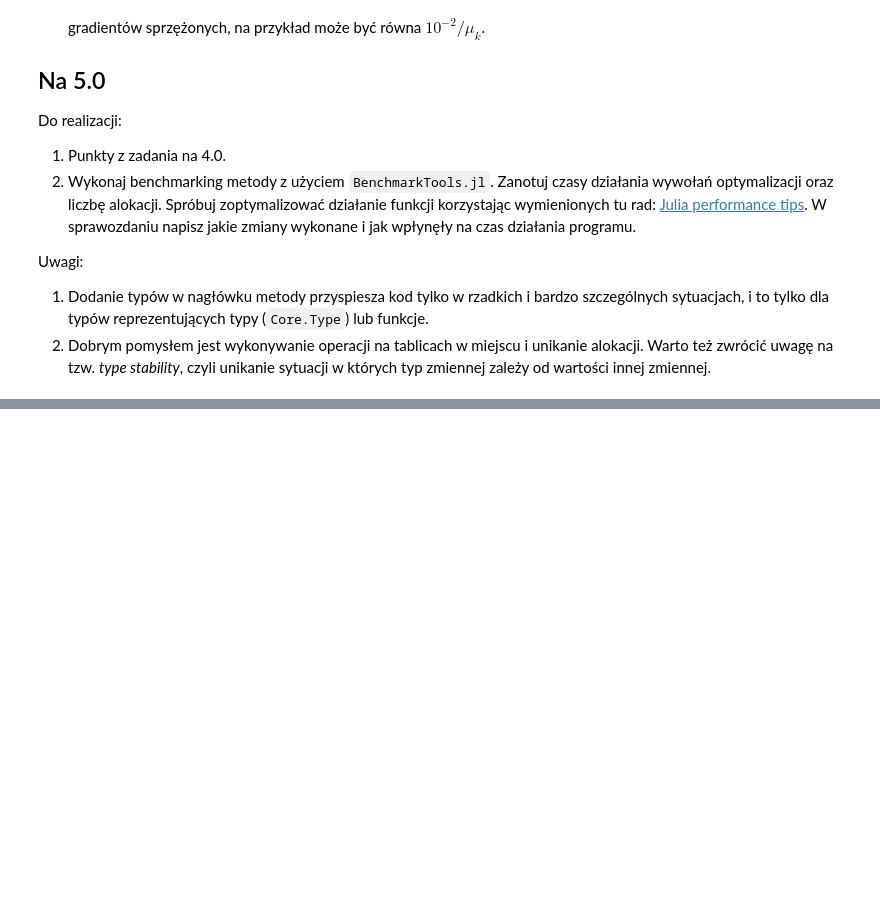
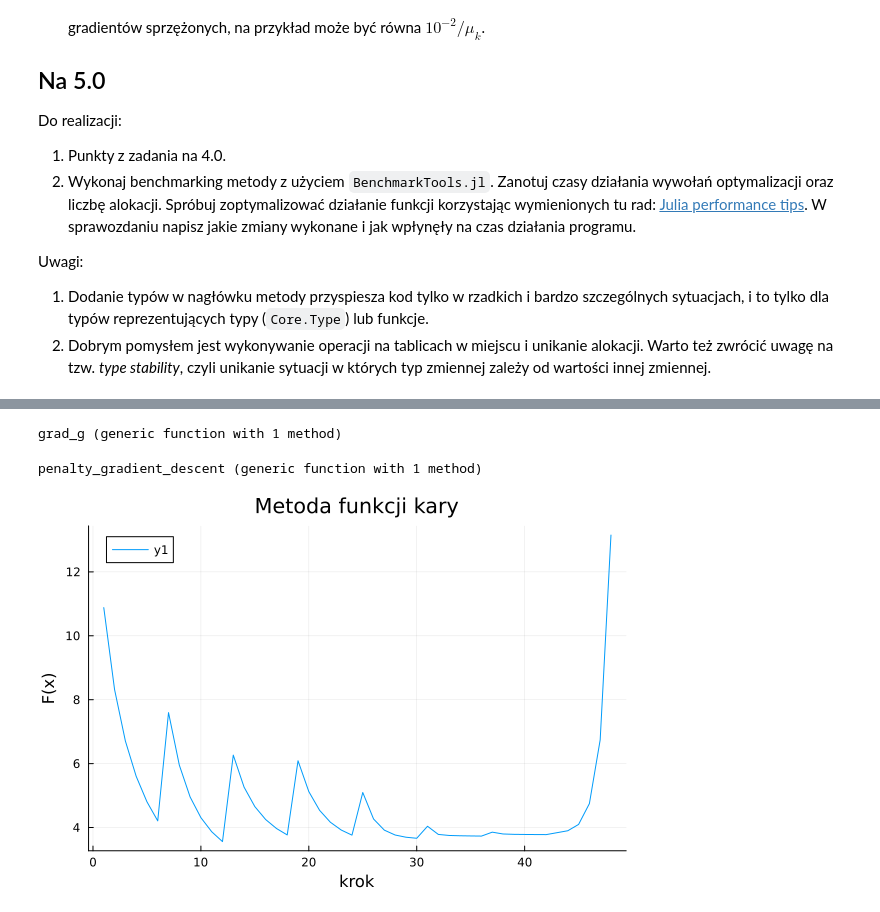
Before and after one commit to esarna/metody-i-algorytmy-optymalizacji, a Jupyter notebook: lab2/zad2.ipynb, the cells around one changed output, grey strips where cells are left out. Drawn from its saved outputs; the diff is of its cells as text; code cells hidden in the pictures; blank space fills up the shorter version.

```diff
--- a/lab2/zad2.ipynb
+++ b/lab2/zad2.ipynb
@@ -53,0 +177,61 @@ Uwagi:
+# %%
+const b = 2.0
+
+function g(x)
+    return x[1]^2 + x[2] + b
+end
+
+function grad_g(x)
+    return [2*x[1], 1.0]
+end
+# %% [output]
+grad_g (generic function with 1 method)
+# %%
+function penalty_gradient_descent(f, grad_f!, x0; μ0 = 1.0, β = 2.0, max_iter = 15)
+
+    x_k = copy(x0)
+    μ = μ0
+
+    history = Float64[]
+
+    for i in 1:max_iter
+
+        function penalized_f(x)
+            return f(x) + μ * g(x)^2
+        end
+
+        function penalized_f_grad!(g_out, x)
+
+            grad_f!(g_out, x)
+
+            gx = g(x)
+            gg = grad_g(x)
+
+            g_out .+= 2*μ*gx .* gg
+        end
+
+        x_k, hist = optimize_with_history(
+            penalized_f, penalized_f_grad!, x_k;
+            step = 0.01, maxiter = 5)
+
+        append!(history, hist)
+
+        μ *= β
+    end
+
+    return x_k, history
+end
+# %% [output]
+penalty_gradient_descent (generic function with 1 method)
+# %%
+MAXITER = 8
+
+x0 = starting_points[1]  # Można wybrać dowolny punkt startowy
+
+x_opt, history = penalty_gradient_descent(
+    f, grad_f!, x0 ; μ0 = 1.0, β = 2.0, max_iter = MAXITER)
+
+plot(history,
+     xlabel="krok", ylabel="F(x)", title="Metoda funkcji kary")
+# %% [output]
+[figure, added]
```
Also changed, not shown: parts of 19 cells of this notebook.
